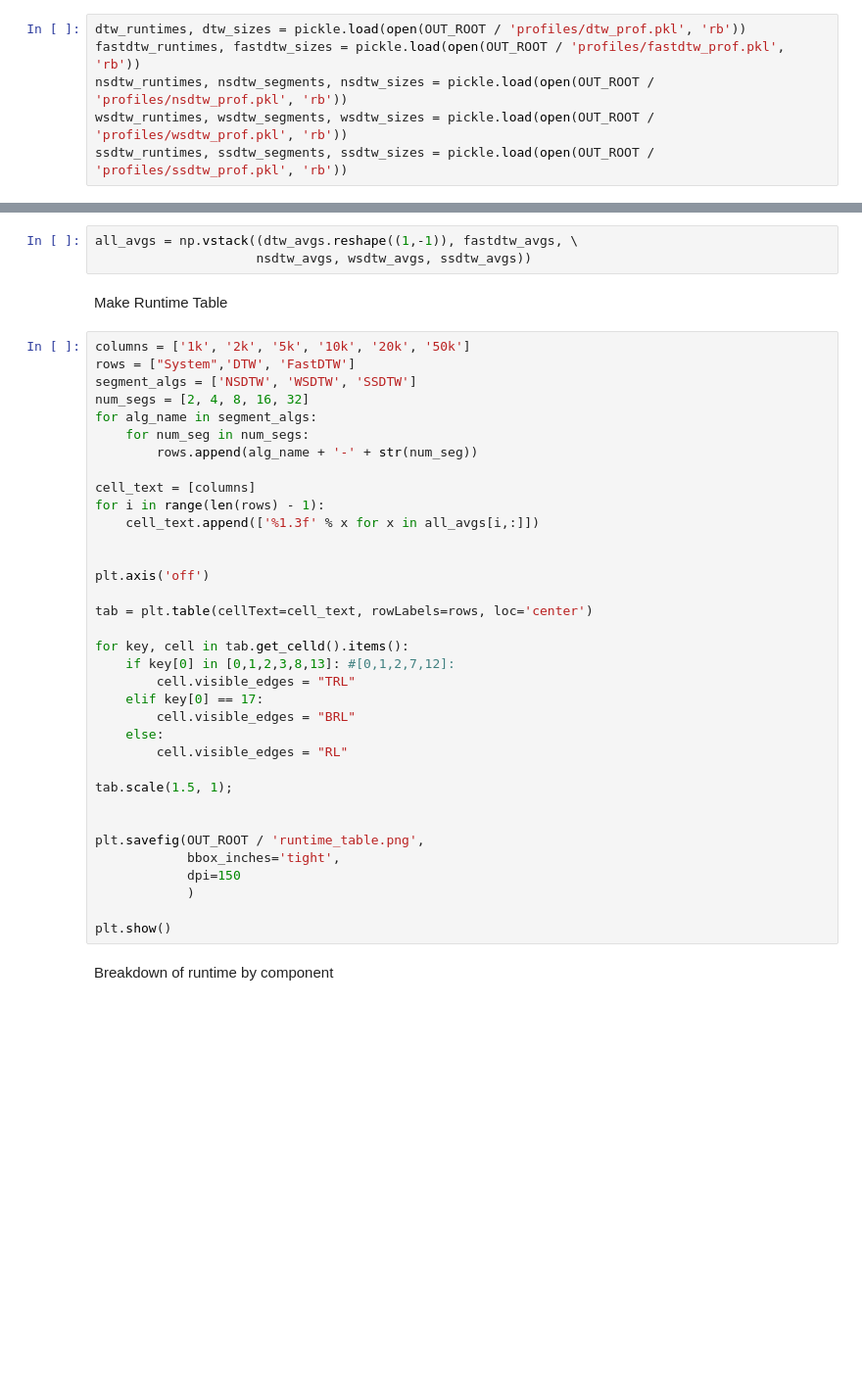
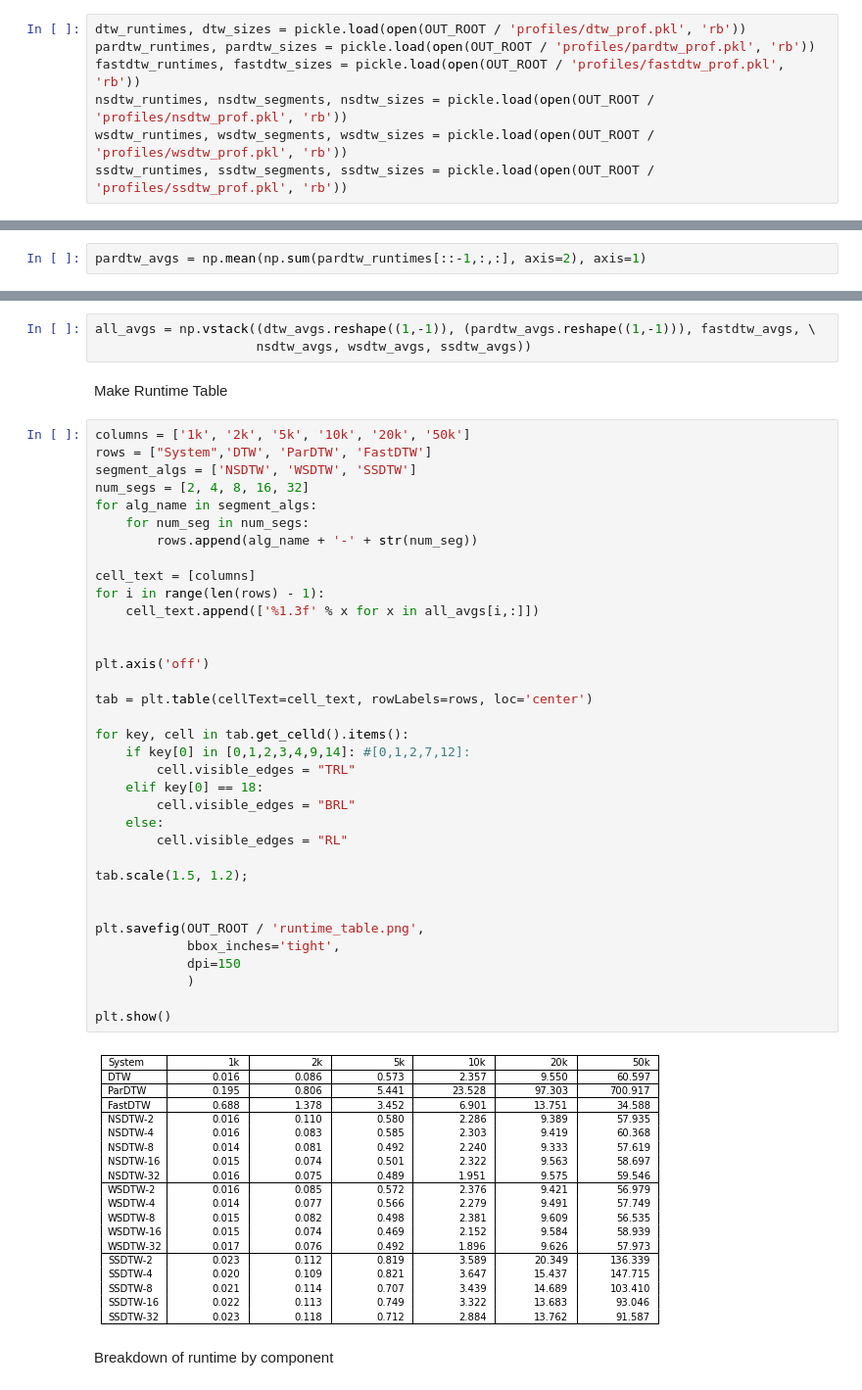
Before and after one commit to HMC-MIR/ParallelizingDTW-CPU_Implementations, a Jupyter notebook: 03_Evaluate.ipynb, the cells around one changed output, grey strips where cells are left out. Shown: that part at 98% size. Saved outputs shown, nothing was run; the diff lists cells and outputs as text; blank space fills up the shorter version.

Commit message:
Cleaned up ParDTW and added to runtime evaluation

```diff
--- a/03_Evaluate.ipynb
+++ b/03_Evaluate.ipynb
@@ -305,6 +305,7 @@ plt.savefig(OUT_ROOT / "SNR_results.png", bbox_inches = 'tight')
 ### Runtime Analysis
 # %%
 dtw_runtimes, dtw_sizes = pickle.load(open(OUT_ROOT / 'profiles/dtw_prof.pkl', 'rb'))
+pardtw_runtimes, pardtw_sizes = pickle.load(open(OUT_ROOT / 'profiles/pardtw_prof.pkl', 'rb'))
 fastdtw_runtimes, fastdtw_sizes = pickle.load(open(OUT_ROOT / 'profiles/fastdtw_prof.pkl', 'rb'))
 nsdtw_runtimes, nsdtw_segments, nsdtw_sizes = pickle.load(open(OUT_ROOT / 'profiles/nsdtw_prof.pkl', 'rb'))
 wsdtw_runtimes, wsdtw_segments, wsdtw_sizes = pickle.load(open(OUT_ROOT / 'profiles/wsdtw_prof.pkl', 'rb'))
@@ -313,6 +314,8 @@ ssdtw_runtimes, ssdtw_segments, ssdtw_sizes = pickle.load(open(OUT_ROOT / 'profi
 Numbers for runtime table
 # %%
 dtw_avgs = np.mean(np.sum(dtw_runtimes[::-1,:,:], axis=2), axis=1)
+# %%
+pardtw_avgs = np.mean(np.sum(pardtw_runtimes[::-1,:,:], axis=2), axis=1)
 # %%
 fastdtw_avgs = np.mean(fastdtw_runtimes[::-1,:], axis=1)
 # %%
@@ -322,45 +325,47 @@ wsdtw_avgs = np.mean(np.sum(wsdtw_runtimes[:,::-1,:,:], axis=3), axis=2)
 # %%
 ssdtw_avgs = np.mean(np.sum(ssdtw_runtimes[:,::-1,:,:], axis=3), axis=2)
 # %%
-all_avgs = np.vstack((dtw_avgs.reshape((1,-1)), fastdtw_avgs, \
+all_avgs = np.vstack((dtw_avgs.reshape((1,-1)), (pardtw_avgs.reshape((1,-1))), fastdtw_avgs, \
                      nsdtw_avgs, wsdtw_avgs, ssdtw_avgs))
 # %% [markdown]
 Make Runtime Table
 # %%
 columns = ['1k', '2k', '5k', '10k', '20k', '50k']
-rows = ["System",'DTW', 'FastDTW']
+rows = ["System",'DTW', 'ParDTW', 'FastDTW']
 segment_algs = ['NSDTW', 'WSDTW', 'SSDTW']
 num_segs = [2, 4, 8, 16, 32]
 for alg_name in segment_algs:
     for num_seg in num_segs:
         rows.append(alg_name + '-' + str(num_seg))
 
 cell_text = [columns]
 for i in range(len(rows) - 1):
     cell_text.append(['%1.3f' % x for x in all_avgs[i,:]])
 
 
 plt.axis('off')
 
 tab = plt.table(cellText=cell_text, rowLabels=rows, loc='center')
 
 for key, cell in tab.get_celld().items():
-    if key[0] in [0,1,2,3,8,13]: #[0,1,2,7,12]:
+    if key[0] in [0,1,2,3,4,9,14]: #[0,1,2,7,12]:
         cell.visible_edges = "TRL"
-    elif key[0] == 17:
+    elif key[0] == 18:
         cell.visible_edges = "BRL"
     else:
         cell.visible_edges = "RL"
 
-tab.scale(1.5, 1);
+tab.scale(1.5, 1.2);
 
 
 plt.savefig(OUT_ROOT / 'runtime_table.png',
             bbox_inches='tight',
             dpi=150
             )
 
 plt.show()
+# %% [output]
+[figure, added]
 # %% [markdown]
 Breakdown of runtime by component
 # %%
```
Also changed, not shown: parts of 1 cell of this notebook, 1 other file.
